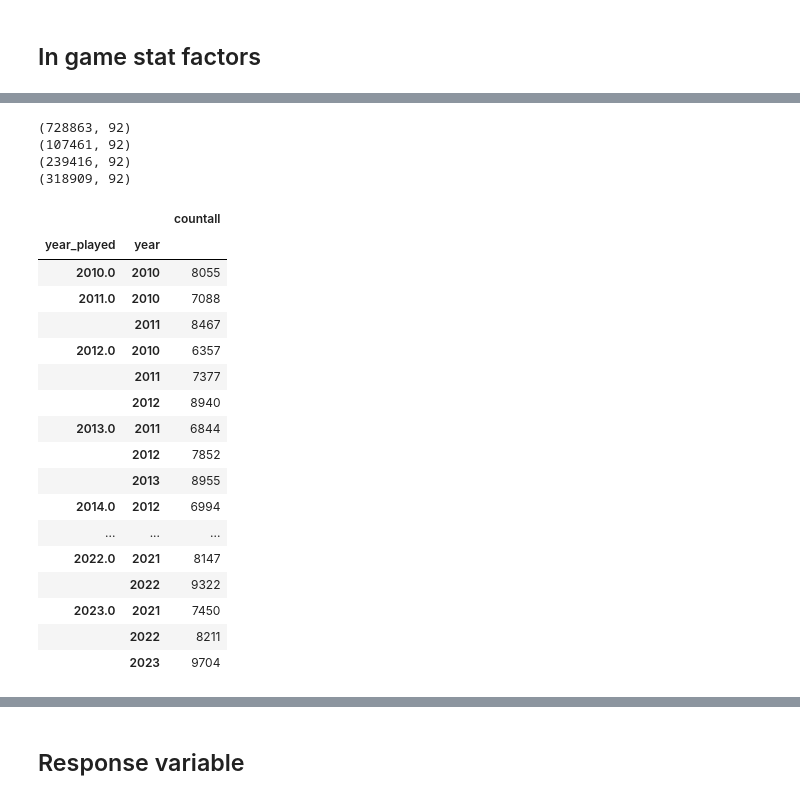
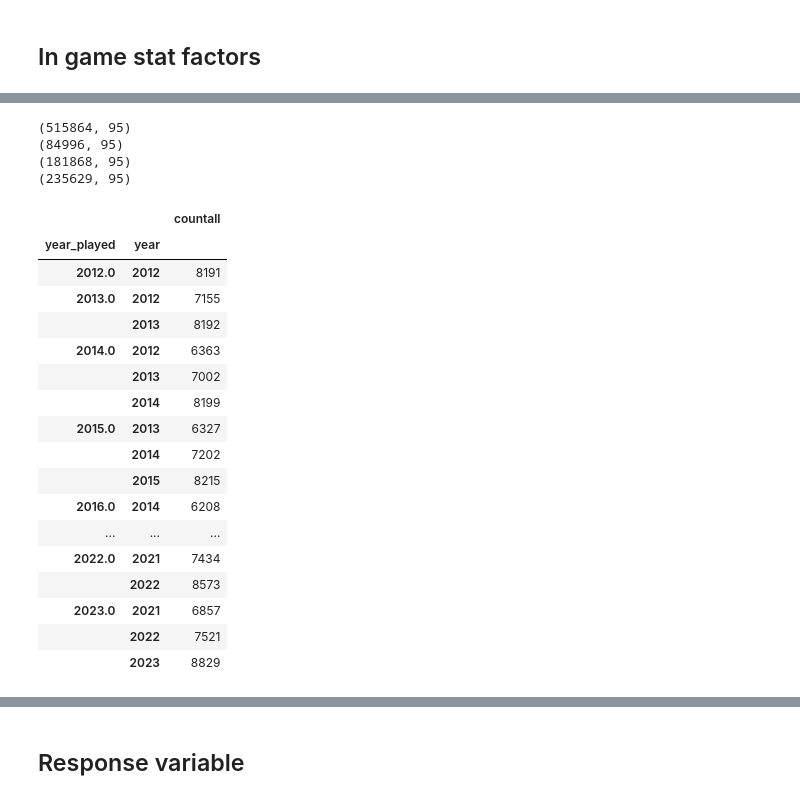
Before and after one commit to malikpri90/Outside_Work, a Jupyter notebook: AFL Fantasy/Factor_build.ipynb, the cells around one changed output, grey strips where cells are left out. Cells and saved outputs as stored; diff of their text form; code cells hidden in the pictures.

```diff
--- a/AFL Fantasy/Factor_build.ipynb
+++ b/AFL Fantasy/Factor_build.ipynb
@@ -10,7 +10,8 @@ df = pd.read_csv(r'C:\Users\anoble\Git\Outside_Work\AFL Fantasy\Data\Inputs\fryz
 df['year'] = pd.DatetimeIndex(df['match_date']).year
 
 ## Filter to only games from 2010 onwards. Remove shortened season stats (2019 preds and 2020 stats)
-df = df.query('year >= 2010').query('year != 2019').query('year != 2020')
+
+df = df.query('year >= 2012')\
 
 ## Read in Player Database
 players = pd.read_csv(r'C:\Users\anoble\Git\Outside_Work\AFL Fantasy\Data\Inputs\player_ages.csv')
@@ -79,0 +52,26 @@ player_summ
+# %%
+## Remove COVID impacted years. Apply TOG > 60%. Filter to only scores in decent weather conditions
+
+joined_data= joined_data.query('year != 2019')\
+        .query('year != 2020')\
+        .query('time_on_ground_percentage > 60')\
+        # .query('match_weather_type == ["MOSTLY_SUNNY", "OVERCAST","MOSTLY_CLEAR","SUNNY"]')
+
+## Identify outlier scores (top / bottom 2 after applying first round of filters
+joined_data['score_rank_asc'] = joined_data.groupby(['player_name', 'year'])['afl_fantasy_score'].rank(method="first", ascending=True)
+joined_data['score_rank_desc'] = joined_data.groupby(['player_name', 'year'])['afl_fantasy_score'].rank(method="first", ascending=False)
+
+
+matches_played = joined_data.groupby(['player_name','year']).agg(matches=('match_date', 'count'),year_played=('year', 'mean'))
+
+matches_played_min5 = matches_played.query('matches >=5')
+
+joined_data = joined_data.merge(matches_played, on =['player_name','year'], how='inner')
+
+# Remove outliers and seasons with fewer than 5 games
+
+joined_data['Percentile'] = joined_data['score_rank_asc'] / joined_data['matches']
+
+# joined_data = joined_data.query('0.15 <= Percentile <= 0.85')
+
+joined_data
@@ -118,44 +146,44 @@ dtype: float64
 # %%
 #Explode player data by years so that each year matches to every other active year
-player_summ_exp = player_summ.merge(joined_data, on =['player_name'], how='inner')\
+player_summ_exp = matches_played_min5.merge(joined_data.drop(['matches','year_played'], axis = 1), on =['player_name'], how='inner')\
 
 
 ## Limit to games in the same year for 1yr factors, as well as 3 years up to the predicted season, and 5 years up to predicted season
 player_summ_exp_1yr = player_summ_exp.query(('year_played == year'))
 player_summ_exp_3yr = player_summ_exp.query(('year_played < year + 3')).query(('year_played >= year'))
 player_summ_exp_5yr = player_summ_exp.query(('year_played < year + 5')).query(('year_played >= year'))
 
 print(player_summ_exp.shape)
 print(player_summ_exp_1yr.shape)
 print(player_summ_exp_3yr.shape)
 print(player_summ_exp_5yr.shape)
 
-## Test matching works - should see
+## Test matching works
 pd.set_option('display.max_rows', 50)
 player_summ_exp_3yr.groupby(['year_played','year']).agg(countall=('player_name', 'count')).head(50)
 # %% [output]
-(728863, 92)
-(107461, 92)
-(239416, 92)
-(318909, 92)
+(515864, 95)
+(84996, 95)
+(181868, 95)
+(235629, 95)
 |  |  | countall |
 | year_played | year |  |
-| 2010.0 | 2010 | 8055 |
-| 2011.0 | 2010 | 7088 |
-|  | 2011 | 8467 |
-| 2012.0 | 2010 | 6357 |
-|  | 2011 | 7377 |
-|  | 2012 | 8940 |
-| 2013.0 | 2011 | 6844 |
-|  | 2012 | 7852 |
-|  | 2013 | 8955 |
-| 2014.0 | 2012 | 6994 |
+| 2012.0 | 2012 | 8191 |
+| 2013.0 | 2012 | 7155 |
+|  | 2013 | 8192 |
+| 2014.0 | 2012 | 6363 |
+|  | 2013 | 7002 |
+|  | 2014 | 8199 |
+| 2015.0 | 2013 | 6327 |
+|  | 2014 | 7202 |
+|  | 2015 | 8215 |
+| 2016.0 | 2014 | 6208 |
 | ... | ... | ... |
-| 2022.0 | 2021 | 8147 |
-|  | 2022 | 9322 |
-| 2023.0 | 2021 | 7450 |
-|  | 2022 | 8211 |
-|  | 2023 | 9704 |
+| 2022.0 | 2021 | 7434 |
+|  | 2022 | 8573 |
+| 2023.0 | 2021 | 6857 |
+|  | 2022 | 7521 |
+|  | 2023 | 8829 |
 # %%
 ## Average factors over 1 year of game data
 model_factors_agg_1yr = player_summ_exp_1yr.groupby(['player_name', 'year_played'])\
```
Also changed, not shown: parts of 20 cells of this notebook, 1 other file.
